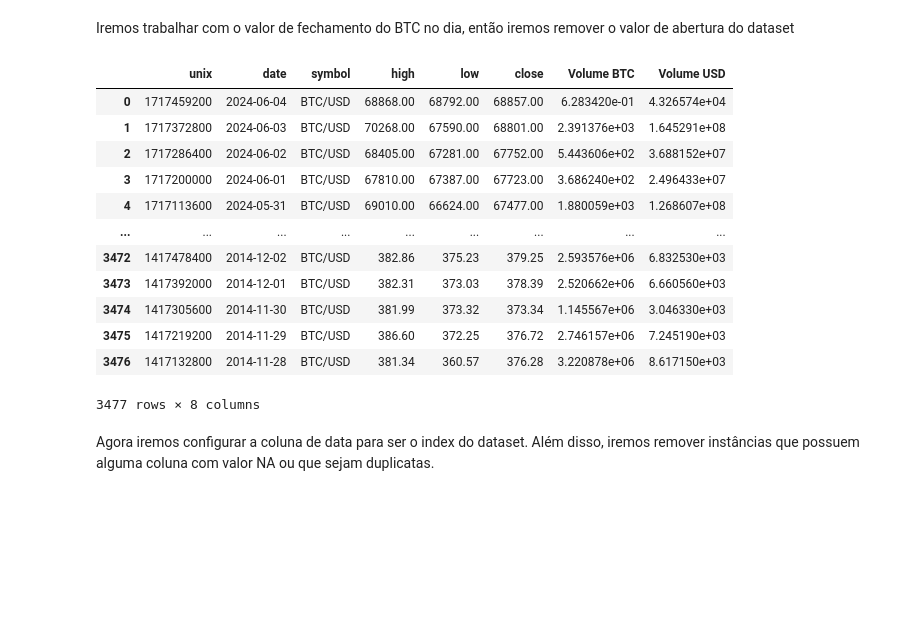
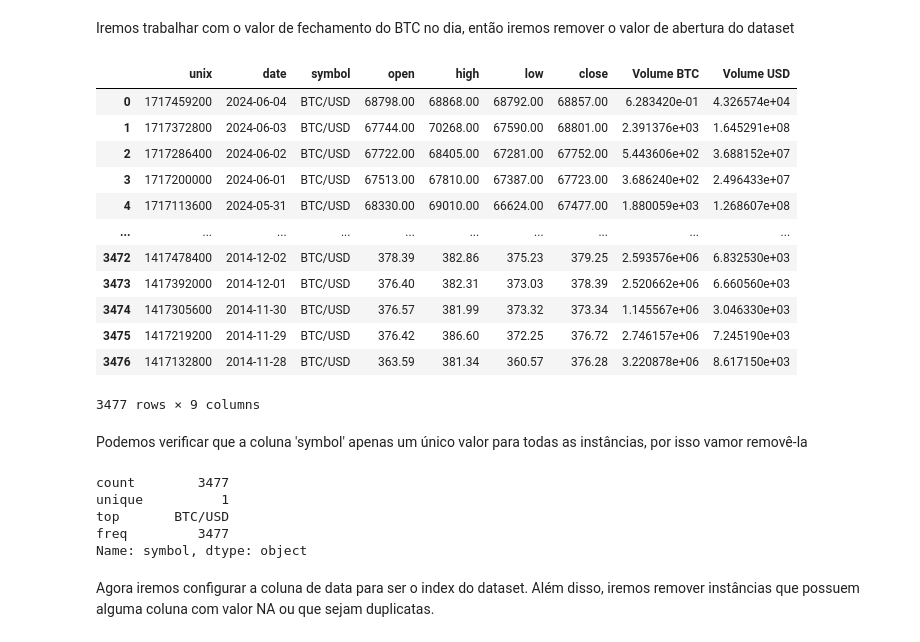
Before and after one commit to GuilhermeMaciel75/Redes_Neurais_p1, a Jupyter notebook: projeto_2/src/lstm.ipynb, the cells around one changed output. Saved outputs shown, nothing was run; the diff lists cells and outputs as text; code cells hidden in the pictures; blank space fills up the shorter version.

```diff
--- a/projeto_2/src/lstm.ipynb
+++ b/projeto_2/src/lstm.ipynb
@@ -46,20 +46,29 @@ Iremos trabalhar com o valor de fechamento do BTC no dia, então iremos remover
 dataset = pd.read_csv('../data/Bitstamp_BTCUSD_d.csv')
 # %%
 dataset['date'] = pd.to_datetime(dataset['date'])
-dataset.drop(['open'], axis=1, inplace=True)
 
 dataset
 # %% [output]
-|  | unix | date | symbol | high | low | close | Volume BTC | Volume USD |
-| 0 | 1717459200 | 2024-06-04 | BTC/USD | 68868.00 | 68792.00 | 68857.00 | 6.283420e-01 | 4.326574e+04 |
-| 1 | 1717372800 | 2024-06-03 | BTC/USD | 70268.00 | 67590.00 | 68801.00 | 2.391376e+03 | 1.645291e+08 |
-| 2 | 1717286400 | 2024-06-02 | BTC/USD | 68405.00 | 67281.00 | 67752.00 | 5.443606e+02 | 3.688152e+07 |
-| 3 | 1717200000 | 2024-06-01 | BTC/USD | 67810.00 | 67387.00 | 67723.00 | 3.686240e+02 | 2.496433e+07 |
-| 4 | 1717113600 | 2024-05-31 | BTC/USD | 69010.00 | 66624.00 | 67477.00 | 1.880059e+03 | 1.268607e+08 |
-| ... | ... | ... | ... | ... | ... | ... | ... | ... |
-| 3472 | 1417478400 | 2014-12-02 | BTC/USD | 382.86 | 375.23 | 379.25 | 2.593576e+06 | 6.832530e+03 |
-| 3473 | 1417392000 | 2014-12-01 | BTC/USD | 382.31 | 373.03 | 378.39 | 2.520662e+06 | 6.660560e+03 |
-| 3474 | 1417305600 | 2014-11-30 | BTC/USD | 381.99 | 373.32 | 373.34 | 1.145567e+06 | 3.046330e+03 |
-| 3475 | 1417219200 | 2014-11-29 | BTC/USD | 386.60 | 372.25 | 376.72 | 2.746157e+06 | 7.245190e+03 |
-| 3476 | 1417132800 | 2014-11-28 | BTC/USD | 381.34 | 360.57 | 376.28 | 3.220878e+06 | 8.617150e+03 |
+|  | unix | date | symbol | open | high | low | close | Volume BTC | Volume USD |
+| 0 | 1717459200 | 2024-06-04 | BTC/USD | 68798.00 | 68868.00 | 68792.00 | 68857.00 | 6.283420e-01 | 4.326574e+04 |
+| 1 | 1717372800 | 2024-06-03 | BTC/USD | 67744.00 | 70268.00 | 67590.00 | 68801.00 | 2.391376e+03 | 1.645291e+08 |
+| 2 | 1717286400 | 2024-06-02 | BTC/USD | 67722.00 | 68405.00 | 67281.00 | 67752.00 | 5.443606e+02 | 3.688152e+07 |
+| 3 | 1717200000 | 2024-06-01 | BTC/USD | 67513.00 | 67810.00 | 67387.00 | 67723.00 | 3.686240e+02 | 2.496433e+07 |
+| 4 | 1717113600 | 2024-05-31 | BTC/USD | 68330.00 | 69010.00 | 66624.00 | 67477.00 | 1.880059e+03 | 1.268607e+08 |
+| ... | ... | ... | ... | ... | ... | ... | ... | ... | ... |
+| 3472 | 1417478400 | 2014-12-02 | BTC/USD | 378.39 | 382.86 | 375.23 | 379.25 | 2.593576e+06 | 6.832530e+03 |
+| 3473 | 1417392000 | 2014-12-01 | BTC/USD | 376.40 | 382.31 | 373.03 | 378.39 | 2.520662e+06 | 6.660560e+03 |
+| 3474 | 1417305600 | 2014-11-30 | BTC/USD | 376.57 | 381.99 | 373.32 | 373.34 | 1.145567e+06 | 3.046330e+03 |
+| 3475 | 1417219200 | 2014-11-29 | BTC/USD | 376.42 | 386.60 | 372.25 | 376.72 | 2.746157e+06 | 7.245190e+03 |
+| 3476 | 1417132800 | 2014-11-28 | BTC/USD | 363.59 | 381.34 | 360.57 | 376.28 | 3.220878e+06 | 8.617150e+03 |
-3477 rows × 8 columns
+3477 rows × 9 columns
+# %% [markdown]
+Podemos verificar que a coluna 'symbol' apenas um único valor para todas as instâncias, por isso vamor removê-la
+# %%
+dataset['symbol'].describe()
+# %% [output]
+count        3477
+unique          1
+top       BTC/USD
+freq         3477
+Name: symbol, dtype: object
```
Also changed, not shown: parts of 24 cells of this notebook.
